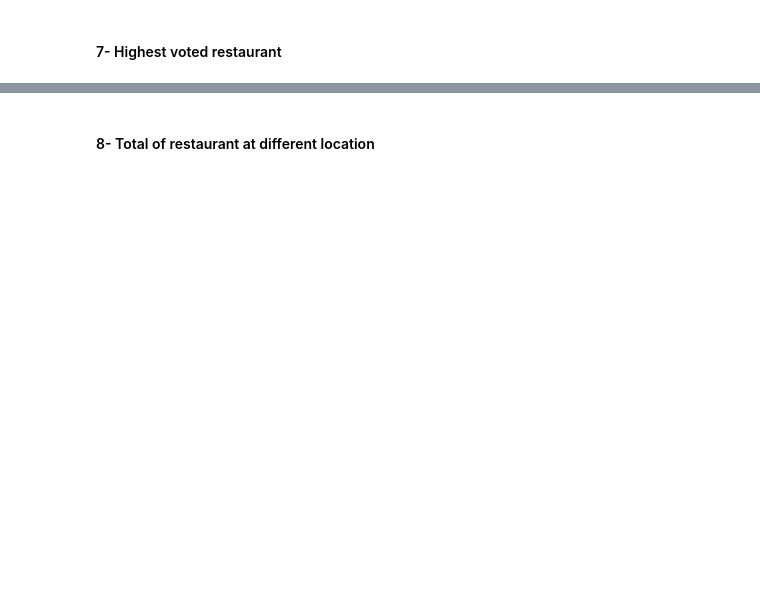
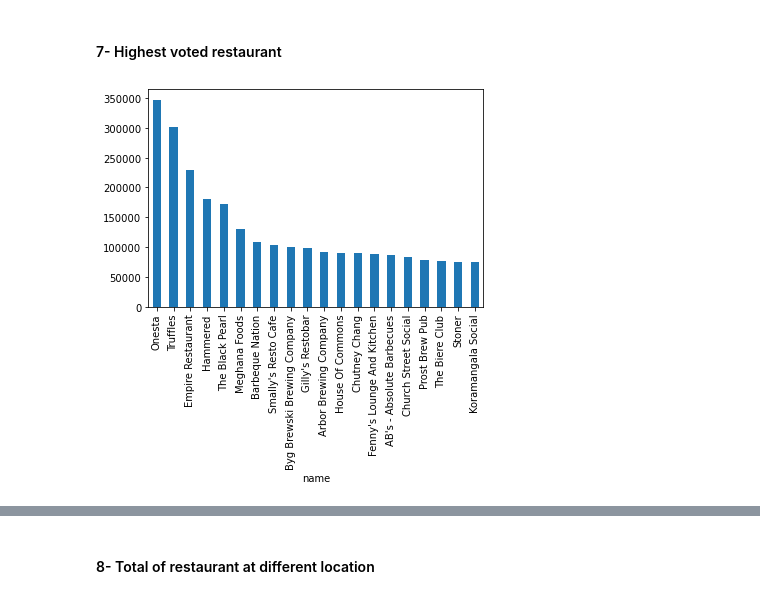
Before and after one commit to jfclaudien/data-analysis, a Jupyter notebook: geospacial analysis.ipynb, the cells around one changed output, grey strips where cells are left out. Drawn from its saved outputs; the diff is of its cells as text; code cells hidden in the pictures; blank space fills up the shorter version.

```diff
--- a/geospacial analysis.ipynb
+++ b/geospacial analysis.ipynb
@@ -232,3 +232,7 @@ iplot([trace1])
 [interactive output not drawn]
 # %% [markdown]
 #### 7- Highest voted restaurant
+# %%
+df.groupby('name')['votes'].sum().nlargest(20).plot.bar();
+# %% [output]
+[figure, added]
```
Also changed, not shown: parts of 2 cells of this notebook.
